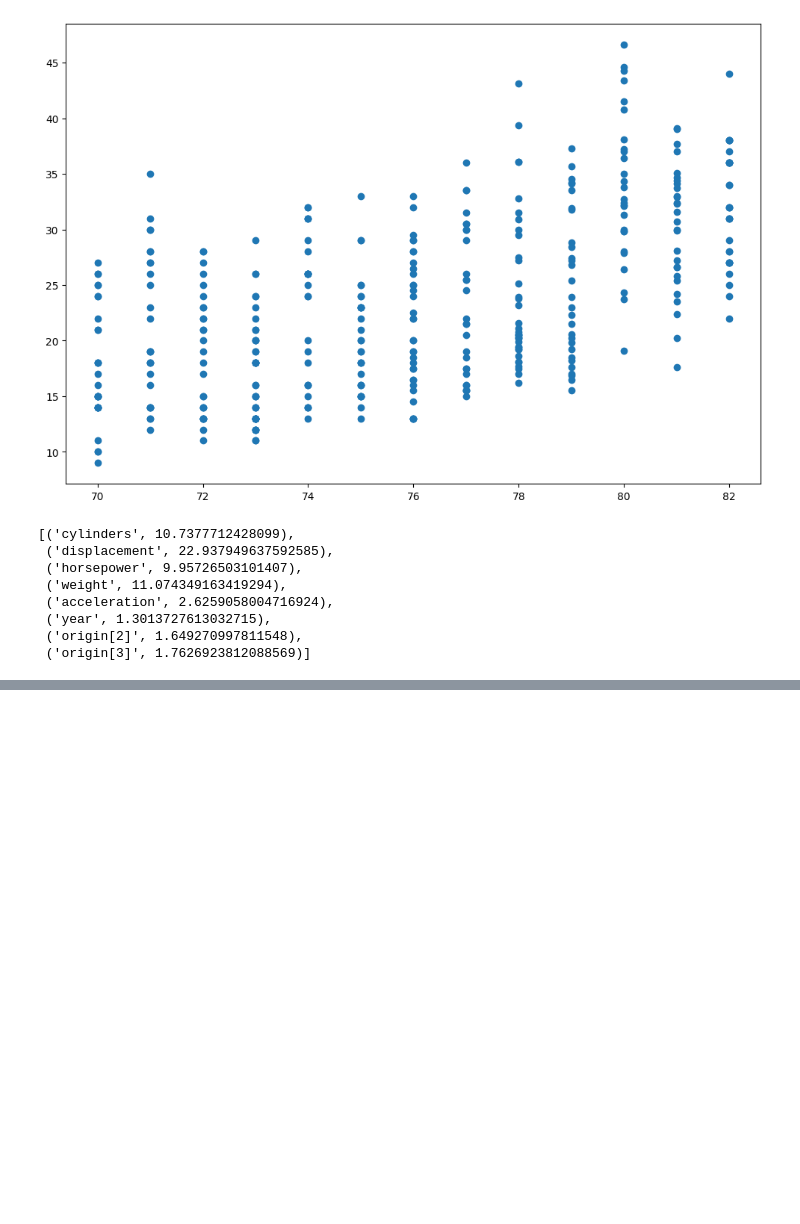
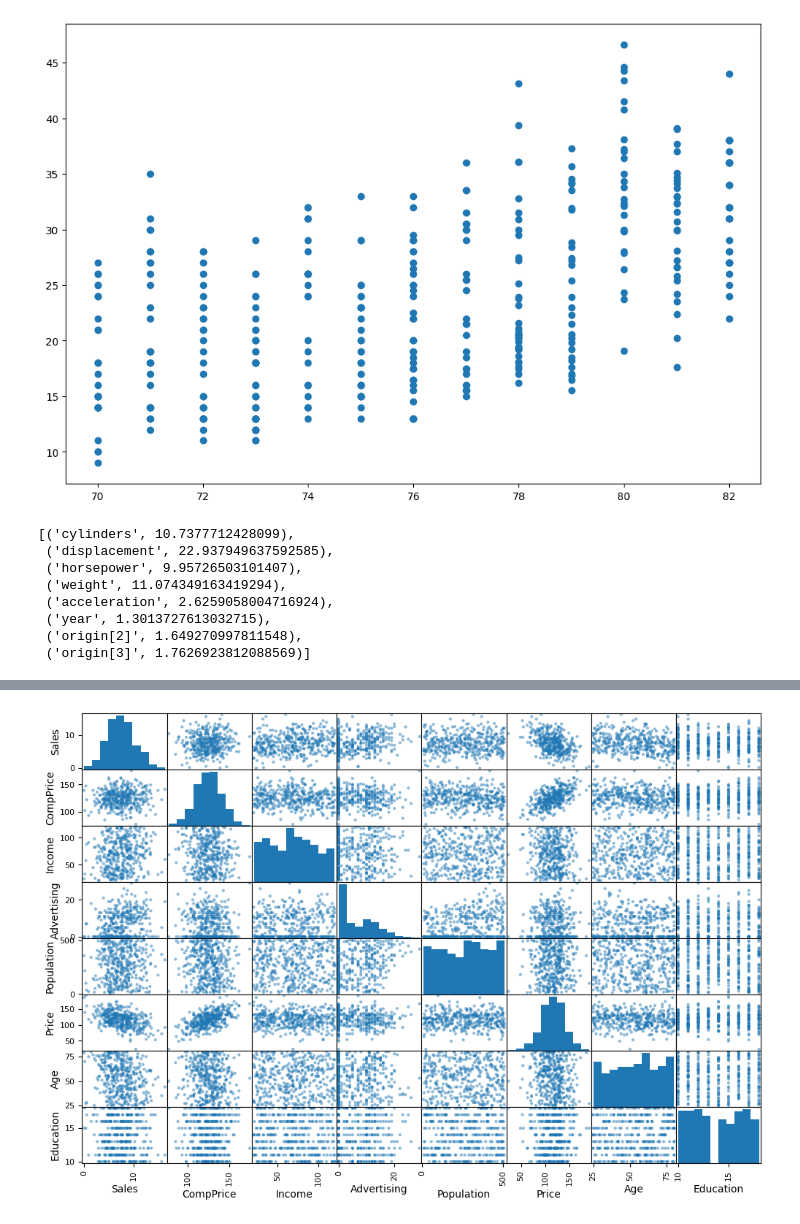
Before and after one commit to uggi121/ISLP_labs_applied, a Jupyter notebook: exercises_applied/Ch3.ipynb, the cells around one changed output, grey strips where cells are left out. Saved outputs shown, nothing was run; the diff lists cells and outputs as text; code cells hidden in the pictures; blank space fills up the shorter version.

```diff
--- a/exercises_applied/Ch3.ipynb
+++ b/exercises_applied/Ch3.ipynb
@@ -595,0 +721,4 @@ vifs
+# %%
+pd.plotting.scatter_matrix(Carseats, figsize=(12,8));
+# %% [output]
+[figure, added]
```
Also changed, not shown: parts of 22 cells of this notebook.
